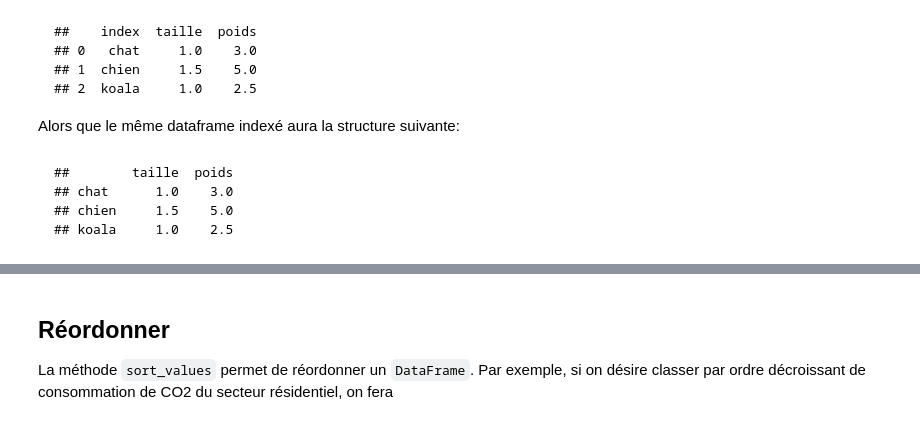
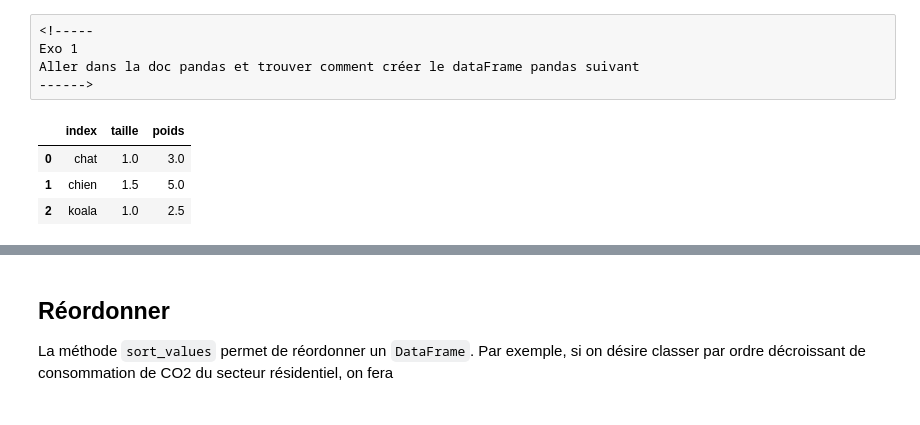
Before and after one commit to linogaliana/python-datascientist, a Jupyter notebook: notebooks/course/manipulation/02a_pandas_tutorial.ipynb, the cells around one changed output, grey strips where cells are left out. Cells and saved outputs as stored; diff of their text form; code cells hidden in the pictures.

````diff
--- a/notebooks/course/manipulation/02a_pandas_tutorial.ipynb
+++ b/notebooks/course/manipulation/02a_pandas_tutorial.ipynb
@@ -362,16 +296,18 @@ Aller dans la doc pandas et trouver comment créer le dataFrame pandas suivant
-# %% [markdown]
-```
-##    index  taille  poids
-## 0   chat     1.0    3.0
-## 1  chien     1.5    5.0
-## 2  koala     1.0    2.5
-```
-
-Alors que le même dataframe indexé aura la structure suivante:
-# %% [markdown]
-```
-##        taille  poids
-## chat      1.0    3.0
-## chien     1.5    5.0
-## koala     1.0    2.5
-```
+# %% [raw]
+<!-----
+Exo 1
+Aller dans la doc pandas et trouver comment créer le dataFrame pandas suivant
+------>
+# %%
+df = pd.DataFrame(
+    {'taille': [1.,1.5,1],
+    'poids' : [3, 5, 2.5]
+    },
+    index = ['chat', 'chien', 'koala']
+)
+df.reset_index()
+# %% [output]
+|  | index | taille | poids |
+| 0 | chat | 1.0 | 3.0 |
+| 1 | chien | 1.5 | 5.0 |
+| 2 | koala | 1.0 | 2.5 |
````
Also changed, not shown: parts of 125 cells of this notebook, 3 other files.
